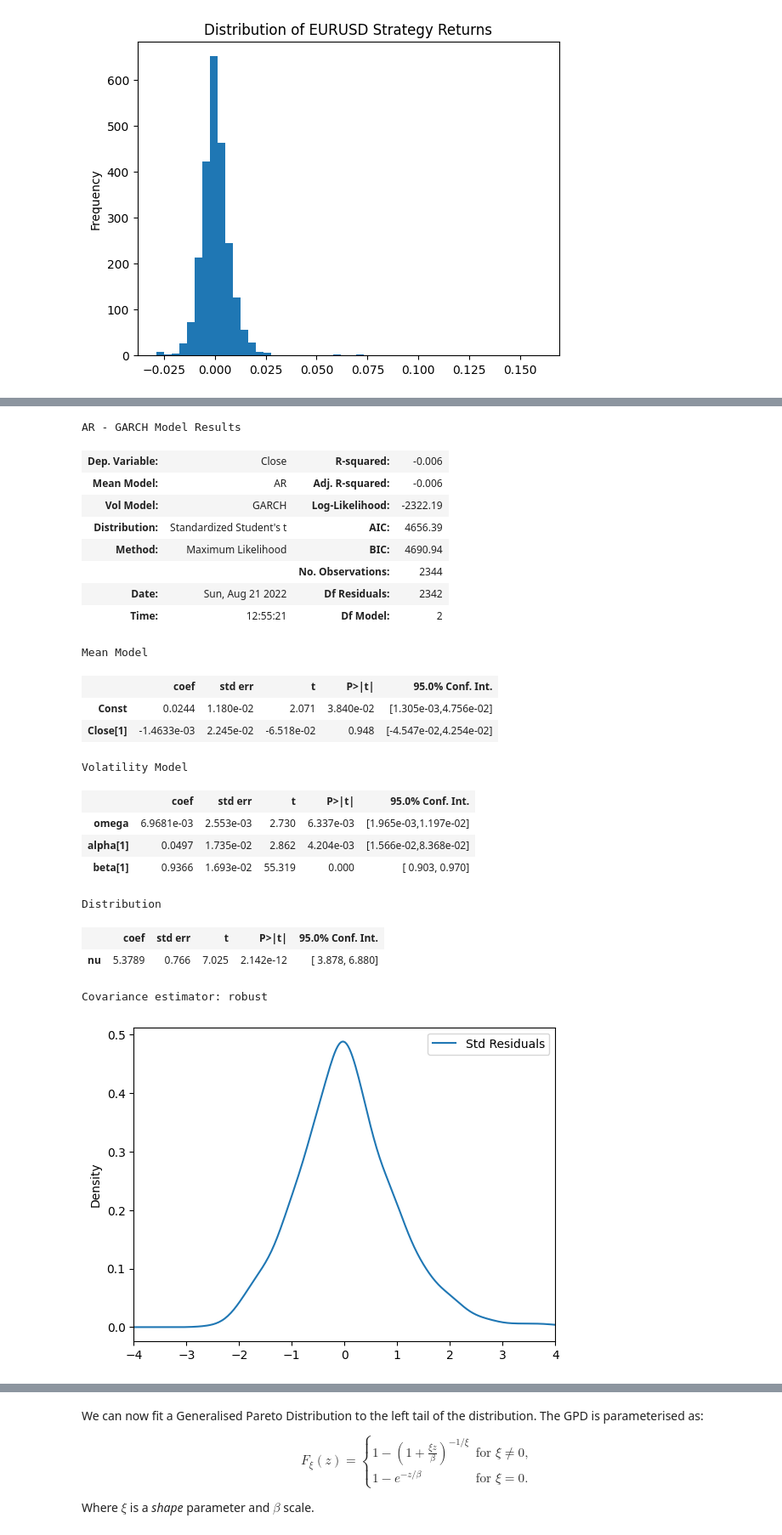
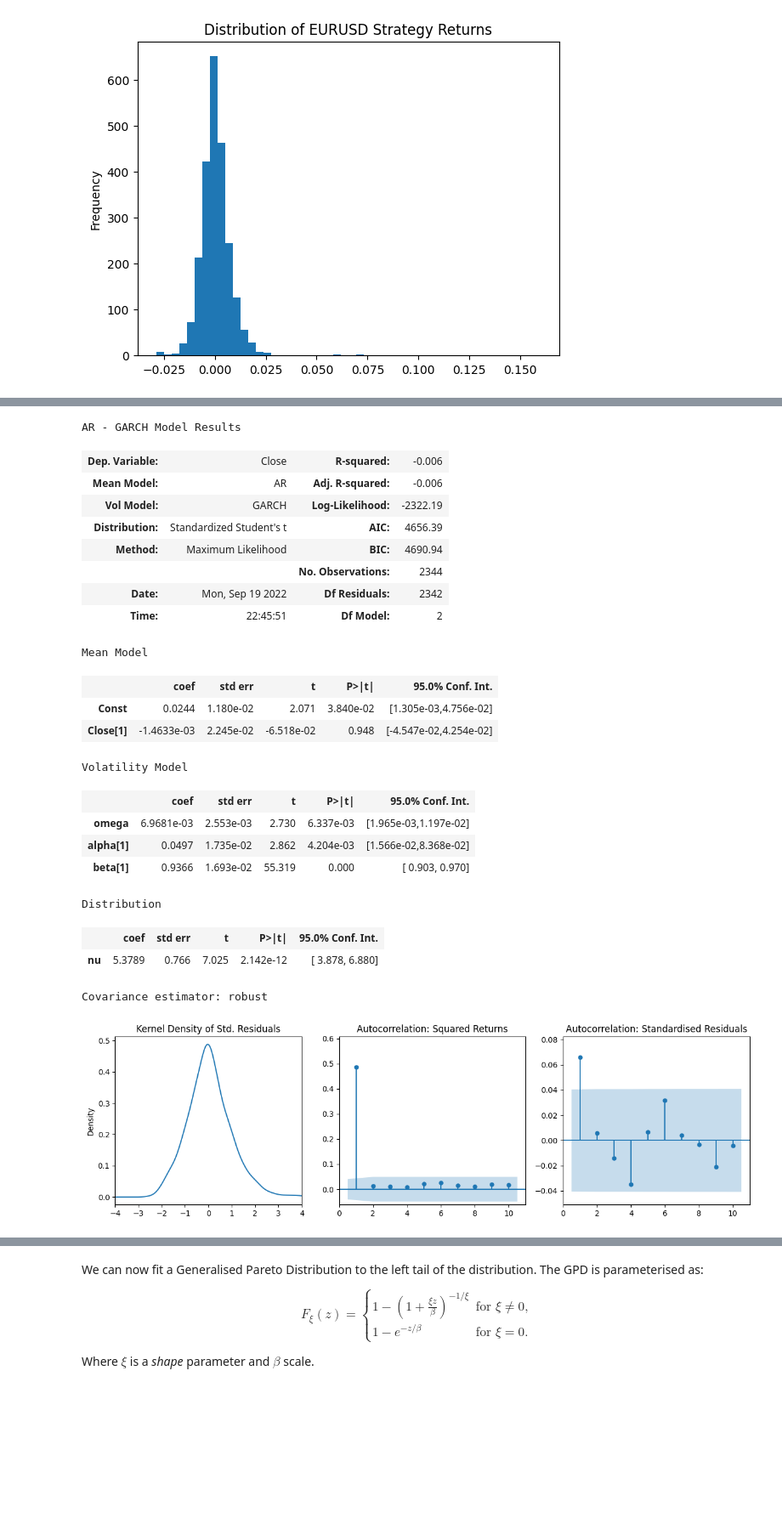
Before and after one commit to oronimbus/drawdown-control, a Jupyter notebook: drawdown-control.ipynb, the cells around one changed output, grey strips where cells are left out. Shown: that part at 85% size. Drawn from its saved outputs; the diff is of its cells as text; code cells hidden in the pictures; blank space fills up the shorter version.

```diff
--- a/drawdown-control.ipynb
+++ b/drawdown-control.ipynb
@@ -14,10 +14,12 @@ import matplotlib.pyplot as plt
 import numpy as np
 import pandas as pd
 import scipy
+import statsmodels.api as sm
 from tqdm import tqdm
 import yfinance as yf
 
-eurusd = yf.Ticker("EURUSD=X")
+fx_pair = "EURUSD"
+eurusd = yf.Ticker(f"{fx_pair}=X")
 data = eurusd.history(start="2003-01-01", end="2012-12-31")
 returns = data[["Close"]].apply(np.log).diff().dropna()
 # %% [markdown]
@@ -71,36 +77,43 @@ Note that in order to fit the model we need to scale the returns by 100. We will
 # %%
 process = ARX(strategy.mul(100), lags=1, constant=True)
 process.distribution = StudentsT()
 process.volatility = GARCH(p=1, q=1)
 
 fitted = process.fit(update_freq=0, disp="off")
 std_residuals = fitted.resid / fitted.conditional_volatility
-pd.DataFrame({"Std Residuals": std_residuals}).plot(kind="kde", xlim=(-4, 4));
+std_residuals = std_residuals[np.isfinite(std_residuals)]
+
+# plot dist of std residuals and ACF
+fig, ax = plt.subplots(1, 3, figsize=(15,4), sharey=False)
+pd.DataFrame({"Std Residuals": std_residuals}).plot(title="Kernel Density of Std. Residuals", kind="kde", xlim=(-4, 4), ax=ax[0], legend=False)
+sm.graphics.tsa.plot_acf(strategy.apply(np.square), zero=False, lags=10, title="Autocorrelation: Squared Returns", ax=ax[1], auto_ylims=True)
+sm.graphics.tsa.plot_acf(std_residuals, zero=False, lags=10, title="Autocorrelation: Standardised Residuals", ax=ax[2], auto_ylims=True)
+
 fitted.summary()
 # %% [output]
 AR - GARCH Model Results
 | Dep. Variable: | Close | R-squared: | -0.006 |
 | Mean Model: | AR | Adj. R-squared: | -0.006 |
 | Vol Model: | GARCH | Log-Likelihood: | -2322.19 |
 | Distribution: | Standardized Student's t | AIC: | 4656.39 |
 | Method: | Maximum Likelihood | BIC: | 4690.94 |
 |  |  | No. Observations: | 2344 |
-| Date: | Sun, Aug 21 2022 | Df Residuals: | 2342 |
-| Time: | 12:55:21 | Df Model: | 2 |
+| Date: | Mon, Sep 19 2022 | Df Residuals: | 2342 |
+| Time: | 22:45:51 | Df Model: | 2 |
 Mean Model
 |  | coef | std err | t | P>|t| | 95.0% Conf. Int. |
 | Const | 0.0244 | 1.180e-02 | 2.071 | 3.840e-02 | [1.305e-03,4.756e-02] |
 | Close[1] | -1.4633e-03 | 2.245e-02 | -6.518e-02 | 0.948 | [-4.547e-02,4.254e-02] |
 Volatility Model
 |  | coef | std err | t | P>|t| | 95.0% Conf. Int. |
 | omega | 6.9681e-03 | 2.553e-03 | 2.730 | 6.337e-03 | [1.965e-03,1.197e-02] |
 | alpha[1] | 0.0497 | 1.735e-02 | 2.862 | 4.204e-03 | [1.566e-02,8.368e-02] |
 | beta[1] | 0.9366 | 1.693e-02 | 55.319 | 0.000 | [ 0.903, 0.970] |
 Distribution
 |  | coef | std err | t | P>|t| | 95.0% Conf. Int. |
 | nu | 5.3789 | 0.766 | 7.025 | 2.142e-12 | [ 3.878, 6.880] |
 Covariance estimator: robust
-[figure, old version]
+[figure, new version]
 # %% [markdown]
 ## Bootstrap
 
```
Also changed, not shown: parts of 11 cells of this notebook.
